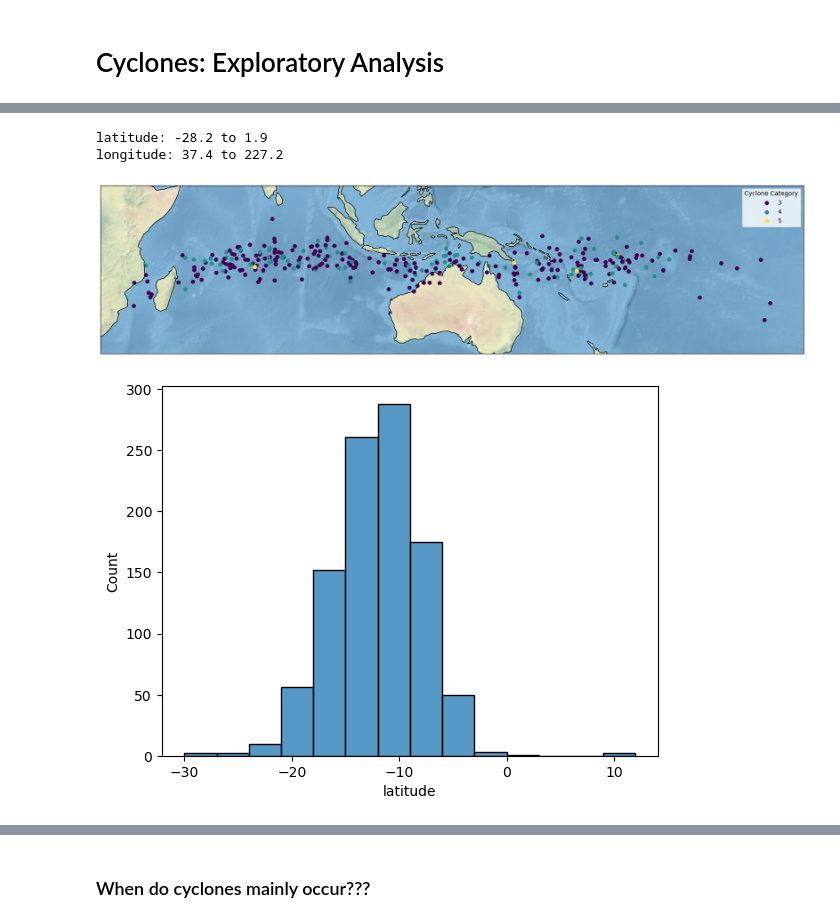
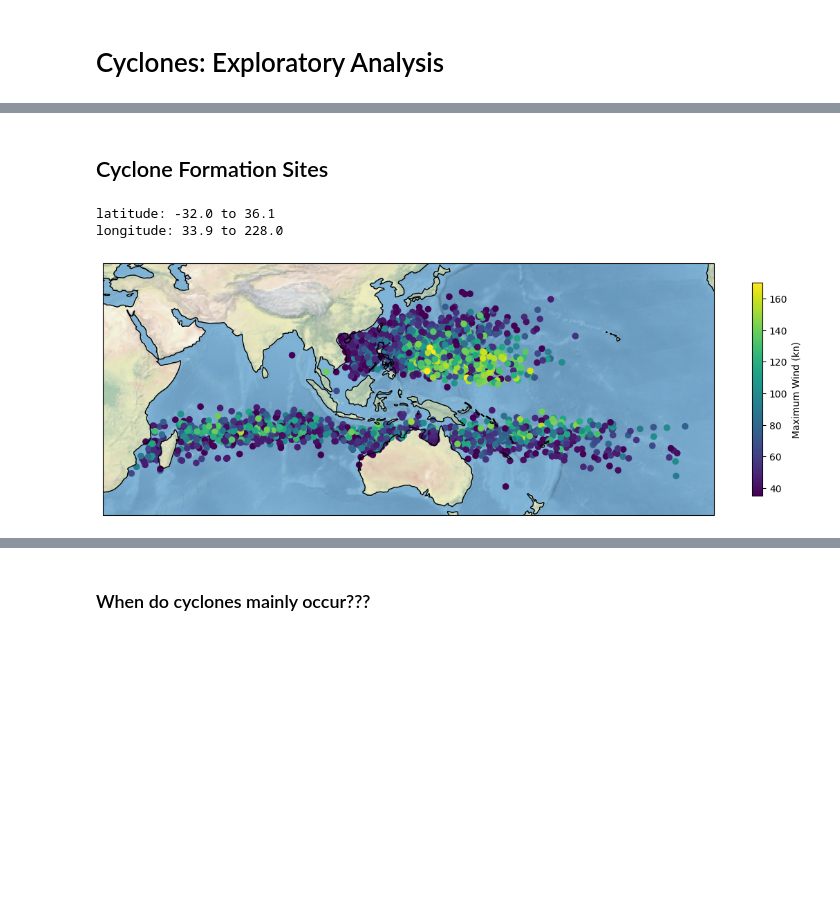
Before and after one commit to sydney-machine-learning/cyclonecategory_GCMs, a Jupyter notebook: Climate Project/albert/notebooks/cyclones.ipynb, the cells around one changed output, grey strips where cells are left out. Saved outputs shown, nothing was run; the diff lists cells and outputs as text; code cells hidden in the pictures; blank space fills up the shorter version.

```diff
--- a/Climate Project/albert/notebooks/cyclones.ipynb
+++ b/Climate Project/albert/notebooks/cyclones.ipynb
@@ -146,0 +14,5 @@ severe_one_per_id.shape[0] ## TOTAL OF 326 Cyclones >= category 3
+# %%
+south_df = get_southern_hem_data(one_per_id=True)
+nwp_df = get_NWP_data(one_per_id=True)
+cyclone_df = pd.concat([south_df, nwp_df], ignore_index=True).sort_values(by=['Storm ID', 'timestamp'])
+cyclone_df = cyclone_df.loc[cyclone_df.loc[:, 'Peak VMAX (kt)'] >= 35]
@@ -147,34 +77,34 @@ severe_one_per_id.shape[0] ## TOTAL OF 326 Cyclones >= category 3
+# %% [markdown]
+## Cyclone Formation Sites
 # %%
 ## only show origin sites for now
-min_long = severe_one_per_id['longitude'].min()
-min_lat = severe_one_per_id['latitude'].min()
+min_long = cyclone_df['Longitude (degrees)'].min()
+min_lat = cyclone_df['Latitude (degrees)'].min()
 
-max_long = severe_one_per_id['longitude'].max()
-max_lat = severe_one_per_id['latitude'].max()
+max_long = cyclone_df['Longitude (degrees)'].max()
+max_lat = cyclone_df['Latitude (degrees)'].max()
 centre_long = (max_long-min_long)/2
 
 print('latitude: ' + str(min_lat) + ' to ' + str(max_lat))
 print('longitude: ' + str(min_long) + ' to ' + str(max_long))
 # %% [output]
-latitude: -28.2 to 1.9
-longitude: 37.4 to 227.2
+latitude: -32.0 to 36.1
+longitude: 33.9 to 228.0
 # %%
 height = 5
 fig = plt.figure(figsize=((max_long - min_long)/(max_lat-min_lat)*height, height))
 ax = plt.axes(projection=ccrs.PlateCarree(central_longitude= centre_long))
 ax.set_extent([min_long - 10, max_long + 10 ,min_lat - 10,max_lat + 10], ccrs.PlateCarree())
 ax.coastlines()
 ax.stock_img()
 
-scatter = plt.scatter(x=severe_one_per_id['longitude'], y=severe_one_per_id['latitude'], cmap='viridis',c=severe_one_per_id['category'], transform=ccrs.PlateCarree(), s=35)
-ax.legend(*scatter.legend_elements(),title="Cyclone Category")
+scatter = plt.scatter(x=cyclone_df['Longitude (degrees)'], y=cyclone_df['Latitude (degrees)'], cmap='viridis',c=cyclone_df['Peak VMAX (kt)'], transform=ccrs.PlateCarree(), s=35)
+cbar = fig.colorbar(scatter,shrink=0.8)
+
+cbar.set_label('Maximum Wind (kn)')
+
 plt.show()
-fig.savefig('./media/cyclone_map/all_severe.png')
+fig.tight_layout()
+fig.savefig('./media/Cyclone/cyclone_map/all_cyclones.png')
 # %% [output]
-[figure, old version]
+[figure, new version]
-# %%
-ax = sns.histplot(one_per_id, x='latitude', binwidth=3)
-fig = ax.get_figure()
-fig.savefig('./media/cyclone_plot/latitude.png')
-# %% [output]
-[figure, removed]
```
Also changed, not shown: parts of 41 cells of this notebook, 10 other files.
